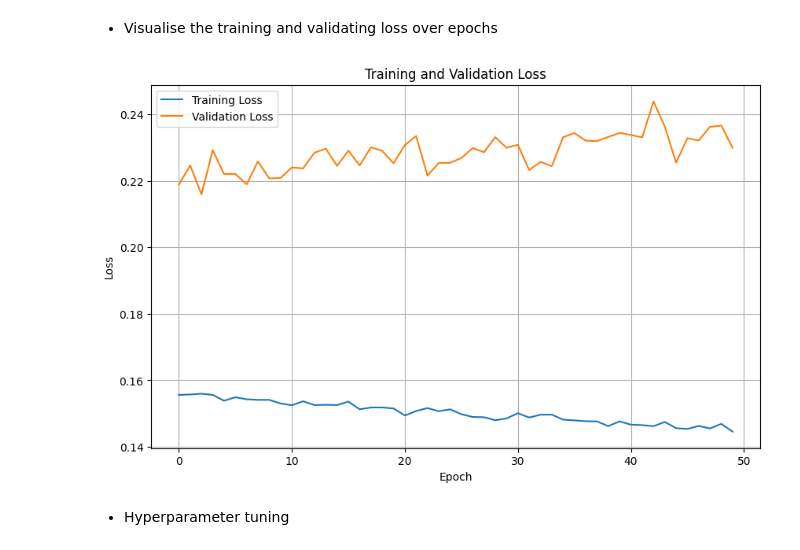
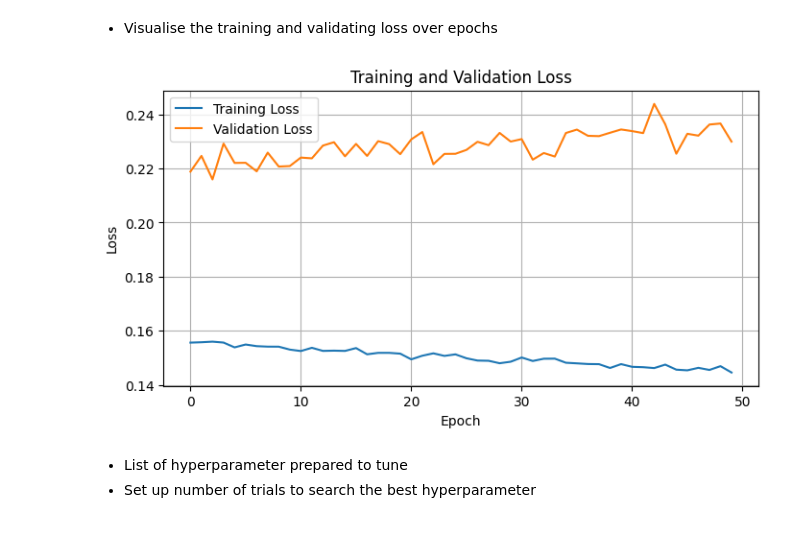
Before and after one commit to UM-23102475/AML, a Jupyter notebook: code_snippet.ipynb, the cells around one changed output. Saved outputs shown, nothing was run; the diff lists cells and outputs as text; code cells hidden in the pictures.

```diff
--- a/code_snippet.ipynb
+++ b/code_snippet.ipynb
@@ -296,19 +297,20 @@ Epoch 50/50, Train Loss: 0.1446, Validate Loss: 0.2299
 # %% [markdown]
 - Visualise the training and validating loss over epochs
 # %%
-plt.figure(figsize=(10, 6))
+plt.figure(figsize=(8, 4))
 plt.plot(train_losses, label='Training Loss')
 plt.plot(validate_losses, label='Validation Loss')
 plt.xlabel('Epoch')
 plt.ylabel('Loss')
 plt.title('Training and Validation Loss')
 plt.legend()
 plt.grid(True)
 plt.show()
 # %% [output]
-[figure, old version]
+[figure, new version]
-# %% [markdown]
-- Hyperparameter tuning
+# %% [markdown]
+- List of hyperparameter prepared to tune
+- Set up number of trials to search the best hyperparameter
 # %%
 param_space = {
     'hidden_layers': [[128, 64], [256, 128, 64], [64, 32]],
```
Also changed, not shown: parts of 8 cells of this notebook.
